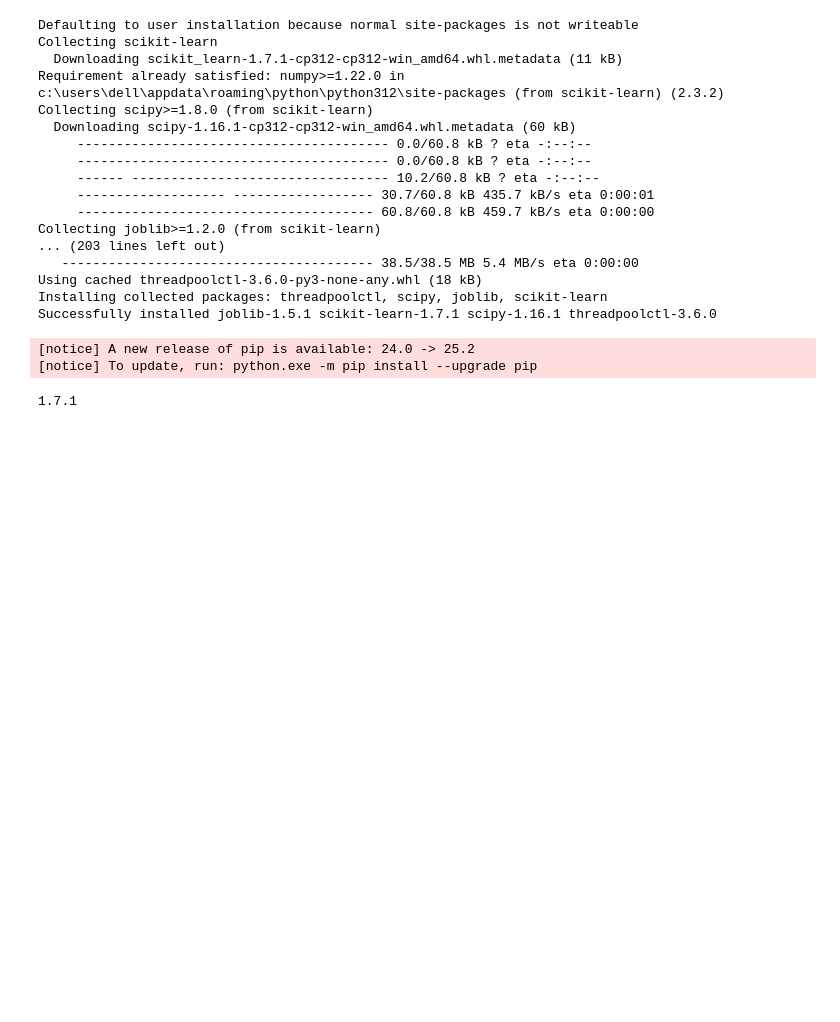
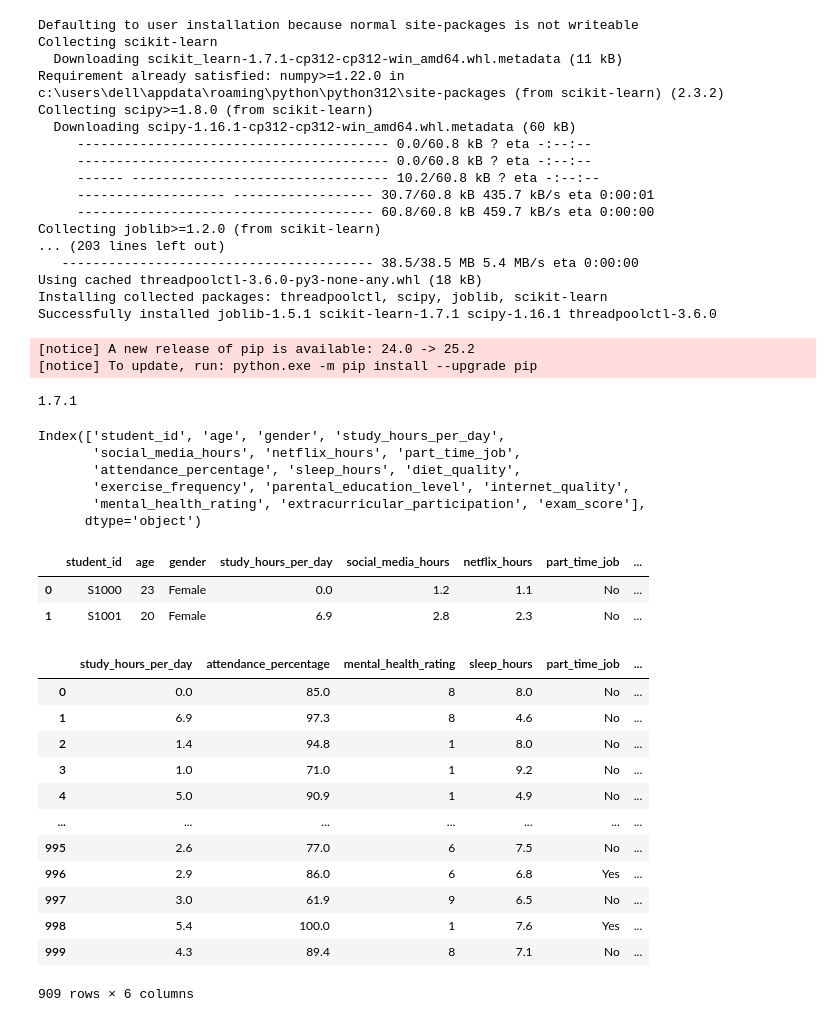
Before and after one commit to ThevinduDha/Predicting-Student-Exam-Scores, a Jupyter notebook: notebook.ipynb, the cells around one changed output. Drawn from its saved outputs; the diff is of its cells as text; code cells hidden in the pictures; blank space fills up the shorter version.

```diff
--- a/notebook.ipynb
+++ b/notebook.ipynb
@@ -363,3 +363,40 @@ from sklearn.linear_model import LinearRegression, Ridge
 from sklearn.metrics import mean_squared_error, r2_score
 from sklearn.ensemble import RandomForestRegressor
 from sklearn.tree import DecisionTreeRegressor
+# %%
+df.columns
+# %% [output]
+Index(['student_id', 'age', 'gender', 'study_hours_per_day',
+       'social_media_hours', 'netflix_hours', 'part_time_job',
+       'attendance_percentage', 'sleep_hours', 'diet_quality',
+       'exercise_frequency', 'parental_education_level', 'internet_quality',
+       'mental_health_rating', 'extracurricular_participation', 'exam_score'],
+      dtype='object')
+# %%
+df.head(2)
+# %% [output]
+|  | student_id | age | gender | study_hours_per_day | social_media_hours | netflix_hours | part_time_job | ... |
+| 0 | S1000 | 23 | Female | 0.0 | 1.2 | 1.1 | No | ... |
+| 1 | S1001 | 20 | Female | 6.9 | 2.8 | 2.3 | No | ... |
+# %%
+features = ["study_hours_per_day","attendance_percentage", "mental_health_rating","sleep_hours","part_time_job"]
+# %%
+target = "exam_score"
+# %%
+df_model = df[features + [target]].copy()
+# %%
+df_model
+# %% [output]
+|  | study_hours_per_day | attendance_percentage | mental_health_rating | sleep_hours | part_time_job | ... |
+| 0 | 0.0 | 85.0 | 8 | 8.0 | No | ... |
+| 1 | 6.9 | 97.3 | 8 | 4.6 | No | ... |
+| 2 | 1.4 | 94.8 | 1 | 8.0 | No | ... |
+| 3 | 1.0 | 71.0 | 1 | 9.2 | No | ... |
+| 4 | 5.0 | 90.9 | 1 | 4.9 | No | ... |
+| ... | ... | ... | ... | ... | ... | ... |
+| 995 | 2.6 | 77.0 | 6 | 7.5 | No | ... |
+| 996 | 2.9 | 86.0 | 6 | 6.8 | Yes | ... |
+| 997 | 3.0 | 61.9 | 9 | 6.5 | No | ... |
+| 998 | 5.4 | 100.0 | 1 | 7.6 | Yes | ... |
+| 999 | 4.3 | 89.4 | 8 | 7.1 | No | ... |
+909 rows × 6 columns
```
Also changed, not shown: parts of 8 cells of this notebook.
